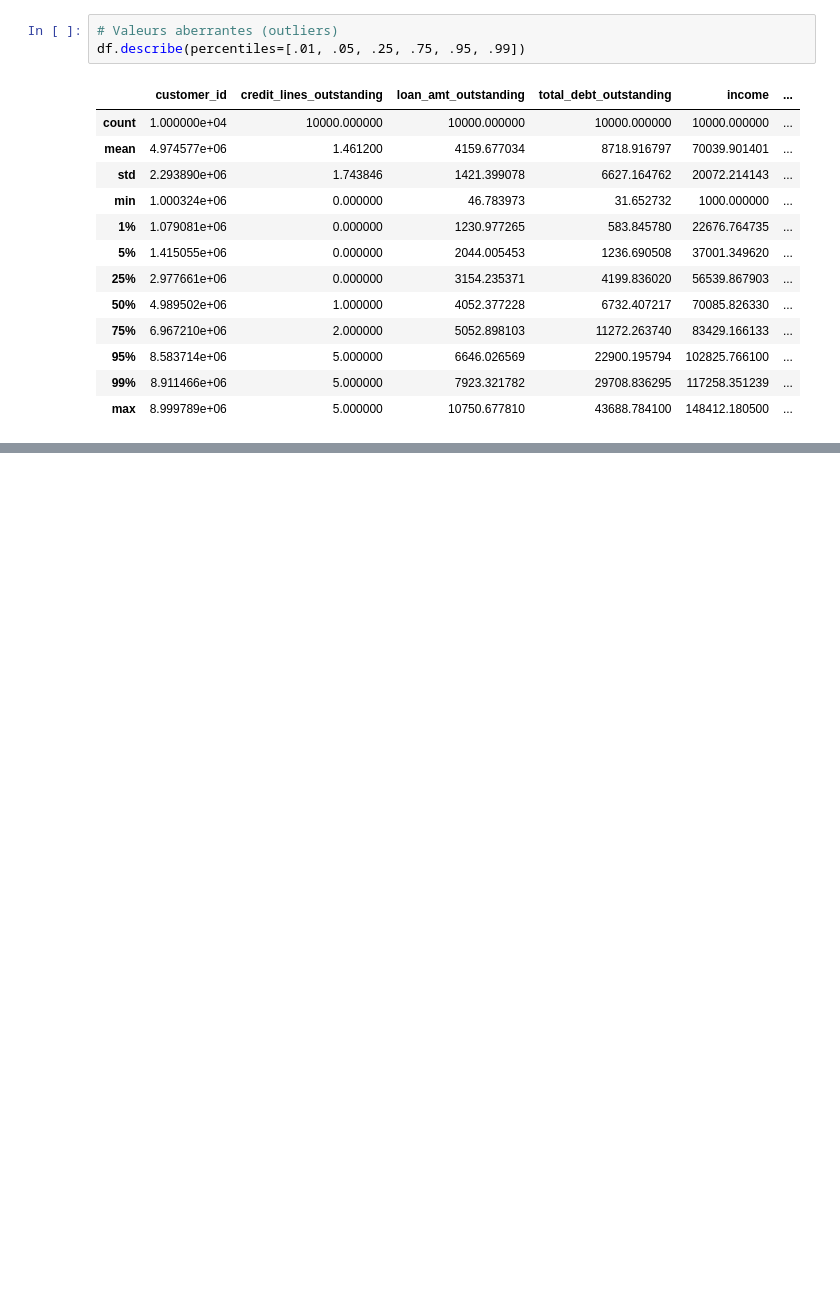
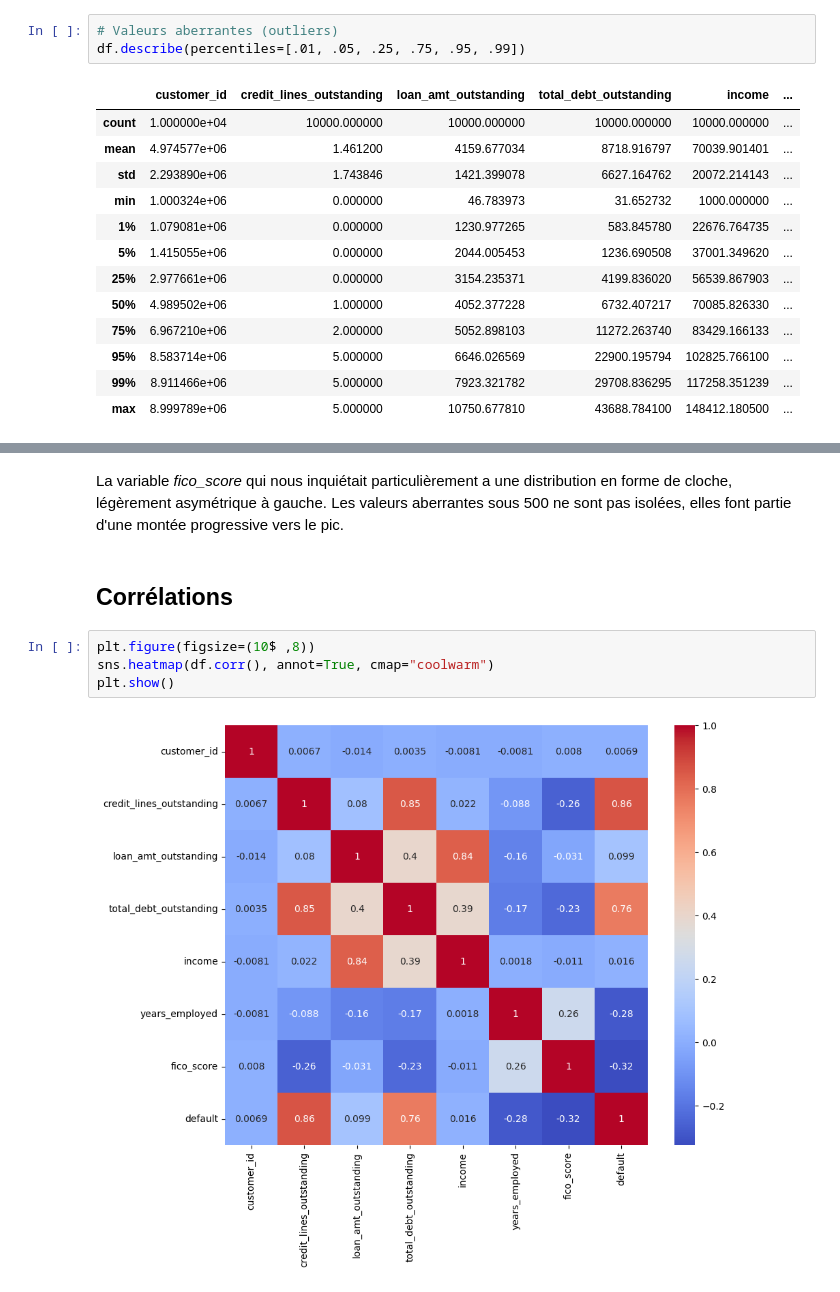
Before and after one commit to alexsobrino9789/Projet-MLops, a Jupyter notebook: Notebook/eda.ipynb, the cells around one changed output, grey strips where cells are left out. Cells and saved outputs as stored; diff of their text form; blank space fills up the shorter version.

```diff
--- a/Notebook/eda.ipynb
+++ b/Notebook/eda.ipynb
@@ -97,0 +122,10 @@ KeyboardInterrupt:
+# %% [markdown]
+La variable *fico_score* qui nous inquiétait particulièrement a une distribution en forme de cloche, légèrement asymétrique à gauche. Les valeurs aberrantes sous 500 ne sont pas isolées, elles font partie d'une montée progressive vers le pic.
+# %% [markdown]
+## Corrélations
+# %%
+plt.figure(figsize=(10$ ,8))
+sns.heatmap(df.corr(), annot=True, cmap="coolwarm")
+plt.show()
+# %% [output]
+[figure, added]
```
Also changed, not shown: parts of 33 cells of this notebook, 1 other file.
